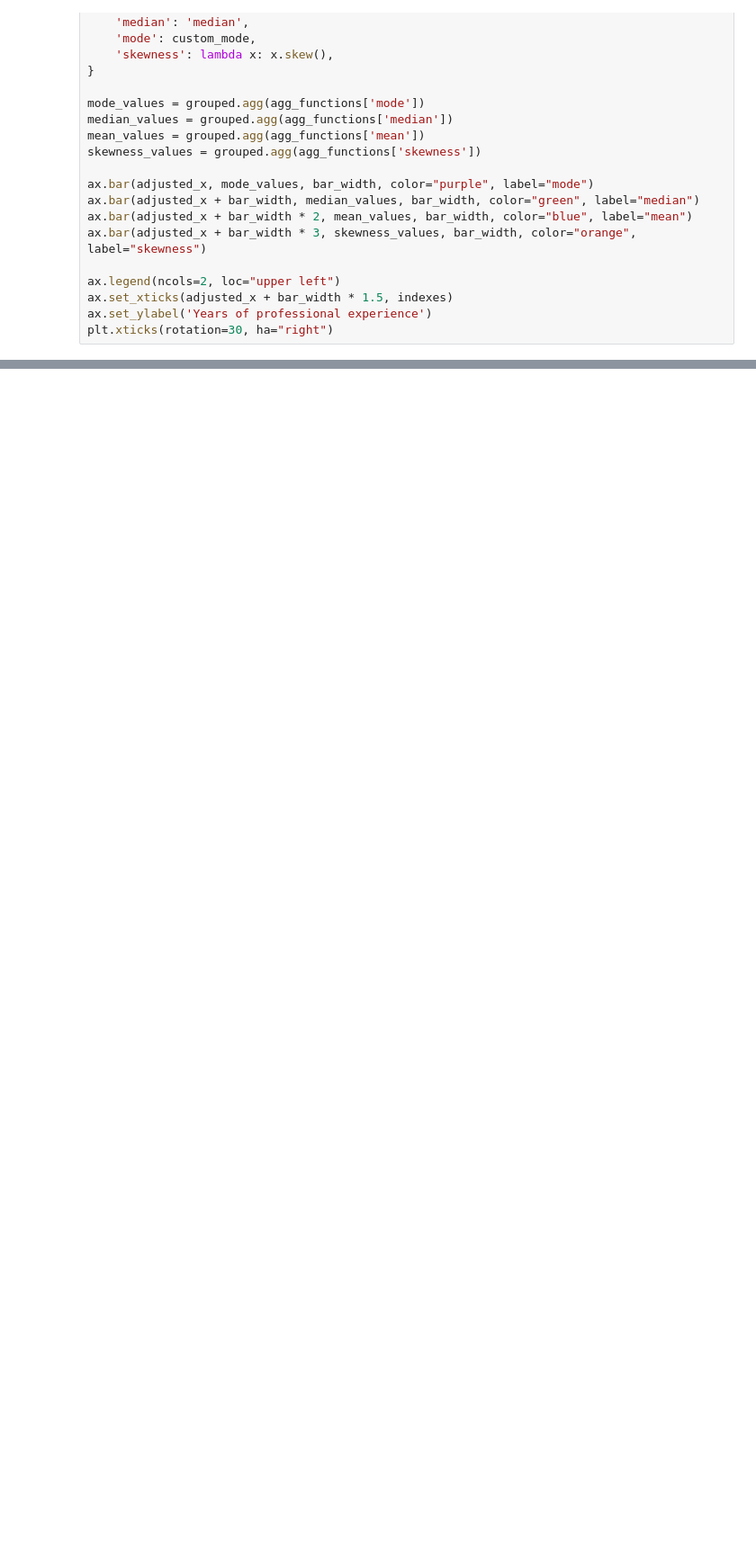
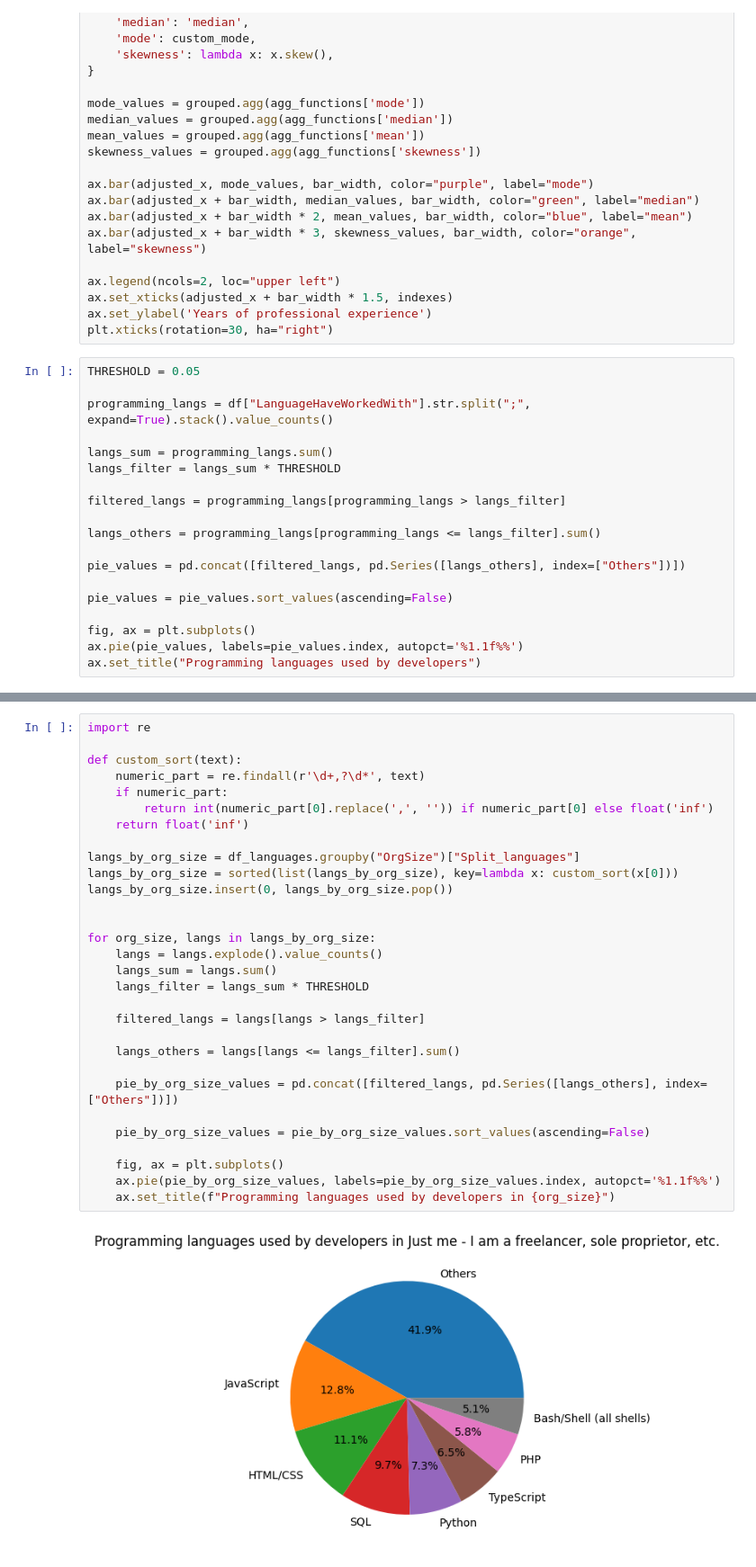
Before and after one commit to wsei-python-data-anylysis-project/project, a Jupyter notebook: projekt.ipynb, the cells around one changed output, grey strips where cells are left out. Shown at 90% size. Drawn from its saved outputs; the diff is of its cells as text; blank space fills up the shorter version.

```diff
--- a/projekt.ipynb
+++ b/projekt.ipynb
@@ -166,3 +158,22 @@ ax.legend(ncols=2, loc="upper left")
 ax.set_xticks(adjusted_x + bar_width * 1.5, indexes)
 ax.set_ylabel('Years of professional experience')
 plt.xticks(rotation=30, ha="right")
+# %%
+THRESHOLD = 0.05
+
+programming_langs = df["LanguageHaveWorkedWith"].str.split(";", expand=True).stack().value_counts()
+
+langs_sum = programming_langs.sum()
+langs_filter = langs_sum * THRESHOLD
+
+filtered_langs = programming_langs[programming_langs > langs_filter]
+
+langs_others = programming_langs[programming_langs <= langs_filter].sum()
+
+pie_values = pd.concat([filtered_langs, pd.Series([langs_others], index=["Others"])])
+
+pie_values = pie_values.sort_values(ascending=False)
+
+fig, ax = plt.subplots()
+ax.pie(pie_values, labels=pie_values.index, autopct='%1.1f%%')
+ax.set_title("Programming languages used by developers")
@@ -168,0 +238,32 @@ plt.xticks(rotation=30, ha="right")
+# %%
+import re
+
+def custom_sort(text):
+    numeric_part = re.findall(r'\d+,?\d*', text)
+    if numeric_part:
+        return int(numeric_part[0].replace(',', '')) if numeric_part[0] else float('inf')
+    return float('inf')
+
+langs_by_org_size = df_languages.groupby("OrgSize")["Split_languages"]
+langs_by_org_size = sorted(list(langs_by_org_size), key=lambda x: custom_sort(x[0]))
+langs_by_org_size.insert(0, langs_by_org_size.pop())
+
+
+for org_size, langs in langs_by_org_size:
+    langs = langs.explode().value_counts()
+    langs_sum = langs.sum()
+    langs_filter = langs_sum * THRESHOLD
+
+    filtered_langs = langs[langs > langs_filter]
+
+    langs_others = langs[langs <= langs_filter].sum()
+
+    pie_by_org_size_values = pd.concat([filtered_langs, pd.Series([langs_others], index=["Others"])])
+
+    pie_by_org_size_values = pie_by_org_size_values.sort_values(ascending=False)
+
+    fig, ax = plt.subplots()
+    ax.pie(pie_by_org_size_values, labels=pie_by_org_size_values.index, autopct='%1.1f%%')
+    ax.set_title(f"Programming languages used by developers in {org_size}")
+# %% [output]
+[figure, added]
```
Also changed, not shown: parts of 7 cells of this notebook, 1 other file.
